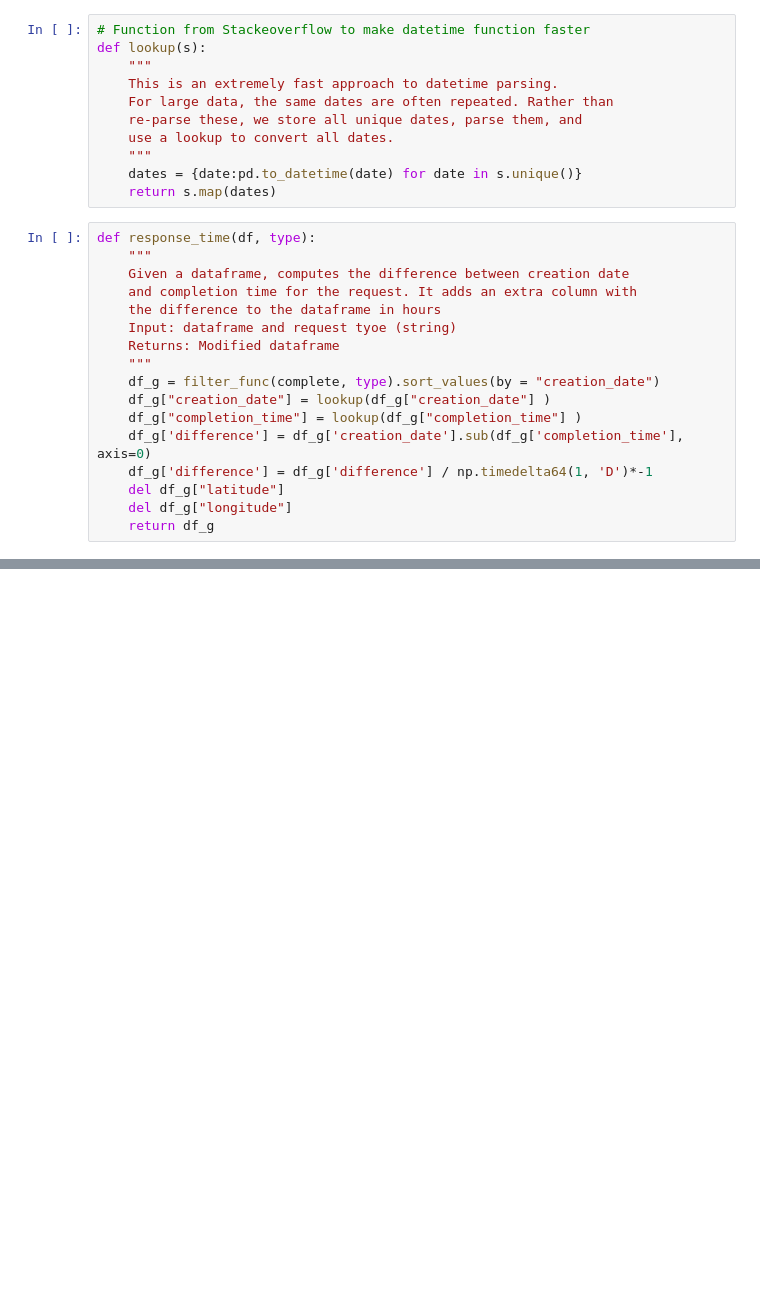
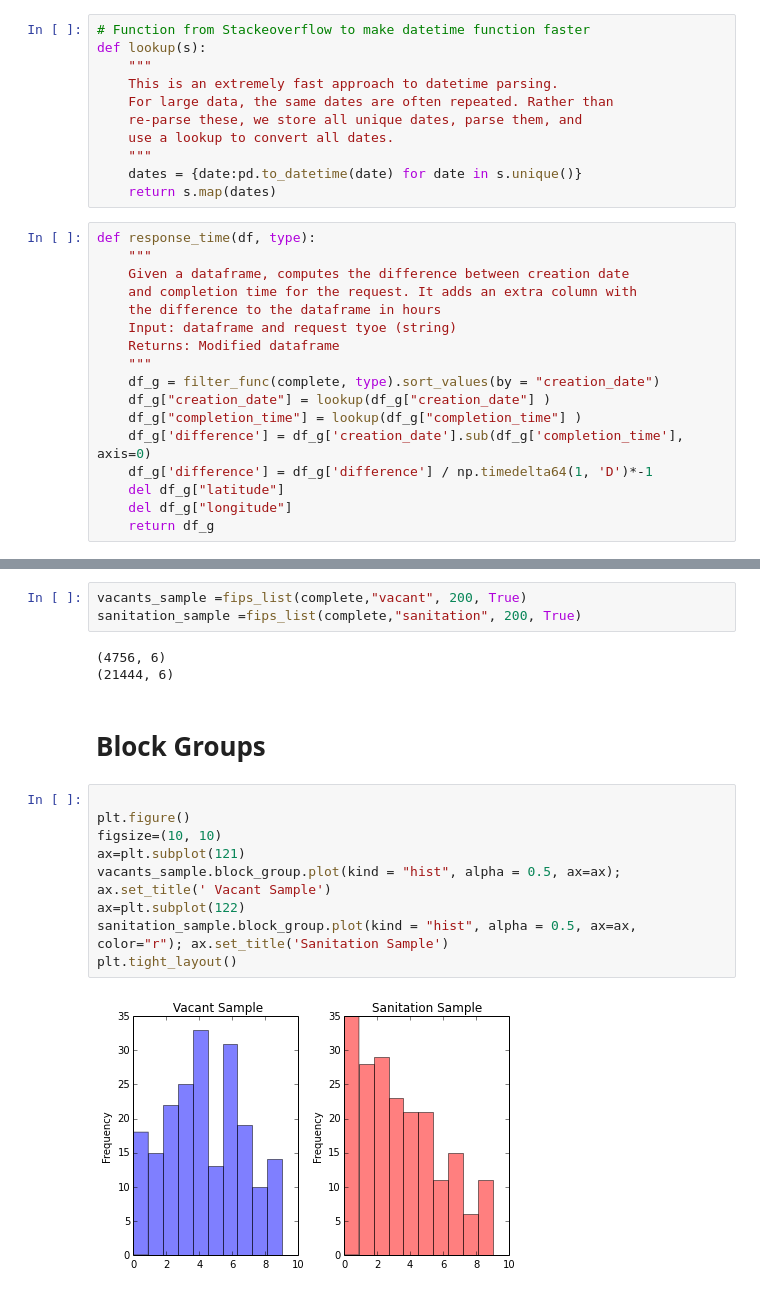
Before and after one commit to ju-arroyom/ML-Pub-Policy, a Jupyter notebook: Assignment_1.ipynb, the cells around one changed output, grey strips where cells are left out. Drawn from its saved outputs; the diff is of its cells as text; blank space fills up the shorter version.

```diff
--- a/Assignment_1.ipynb
+++ b/Assignment_1.ipynb
@@ -157,0 +285,19 @@ response_time(complete, "sanitation").describe().transpose()
+# %%
+vacants_sample =fips_list(complete,"vacant", 200, True)
+sanitation_sample =fips_list(complete,"sanitation", 200, True)
+# %% [output]
+(4756, 6)
+(21444, 6)
+# %% [markdown]
+# Block Groups
+# %%
+
+plt.figure()
+figsize=(10, 10)
+ax=plt.subplot(121)
+vacants_sample.block_group.plot(kind = "hist", alpha = 0.5, ax=ax); ax.set_title(' Vacant Sample')
+ax=plt.subplot(122)
+sanitation_sample.block_group.plot(kind = "hist", alpha = 0.5, ax=ax, color="r"); ax.set_title('Sanitation Sample')
+plt.tight_layout()
+# %% [output]
+[figure, added]
```
Also changed, not shown: parts of 52 cells of this notebook.
